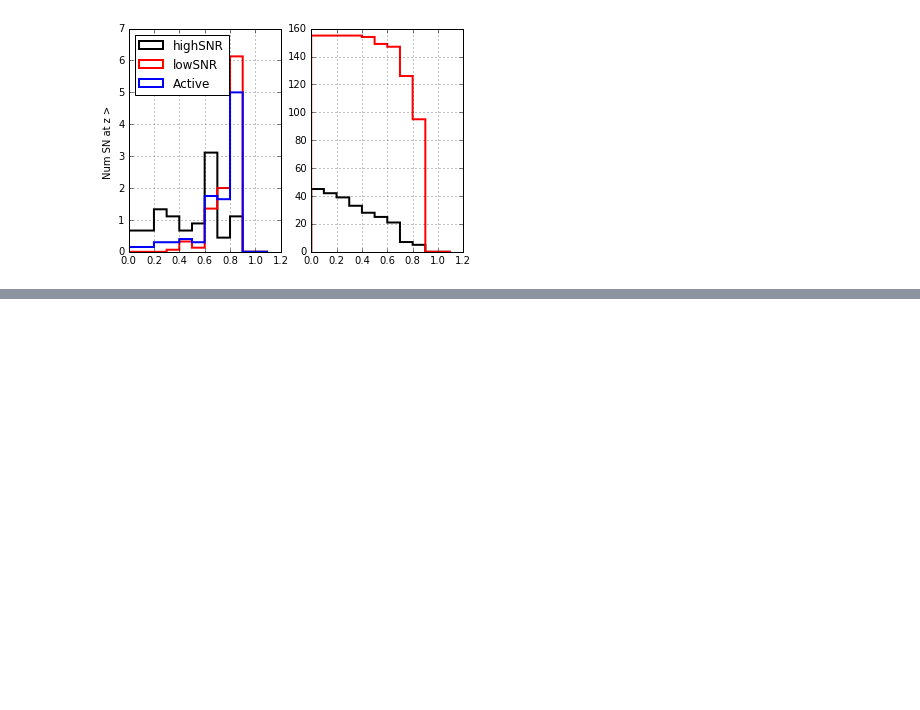
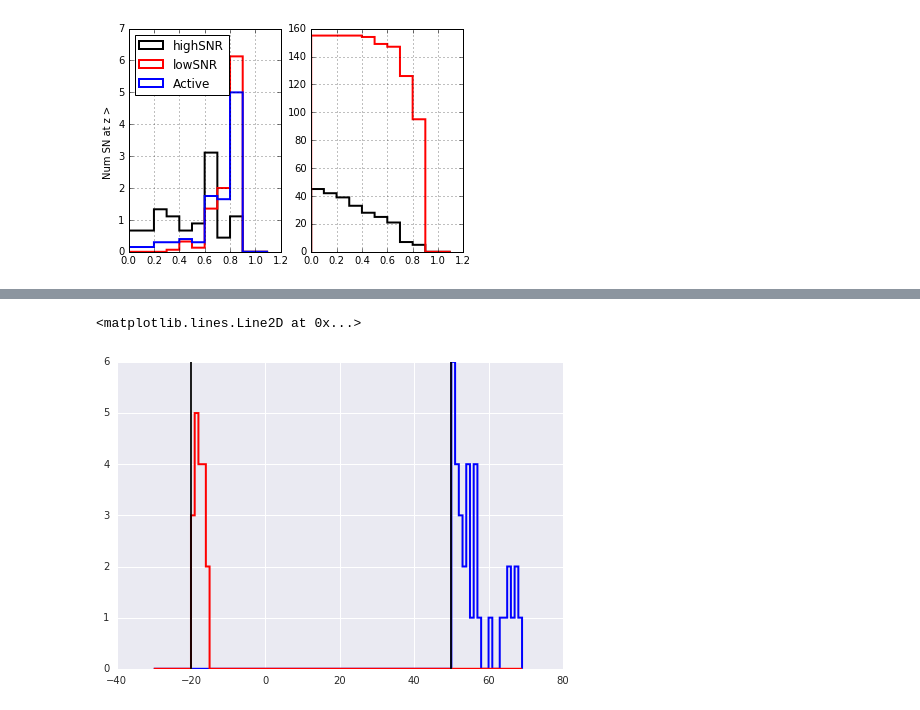
Before and after one commit to lsst-sims/legacy_sims_catUtils, a Jupyter notebook: examples/Using_SNModels_dbObj.ipynb, the cells around one changed output, grey strips where cells are left out. Saved outputs shown, nothing was run; the diff lists cells and outputs as text; code cells hidden in the pictures; blank space fills up the shorter version.

```diff
--- a/examples/Using_SNModels_dbObj.ipynb
+++ b/examples/Using_SNModels_dbObj.ipynb
@@ -287,0 +437,10 @@ df['ratio'] = df.adu / phosimOuta.Photons
+# %%
+_df = df.query('ratio == 0.')
+_dff = df.query('ratio < 0.')
+_ = plt.hist(_df.DeltaT / (_df.z + 1.), bins=np.arange(-30, 70., 1.), histtype='step', color='b', alpha=1., lw=2.)
+_ = plt.hist(_dff.DeltaT / (_dff.z + 1.), bins=np.arange(-30, 70., 1.), histtype='step', color='r', alpha=1., lw=2.)
+plt.axvline(-20., color='k')
+plt.axvline(50., color='k')
+# %% [output]
+<matplotlib.lines.Line2D at 0x...>
+[figure, added]
```
Also changed, not shown: parts of 34 cells of this notebook, 2 other files.
